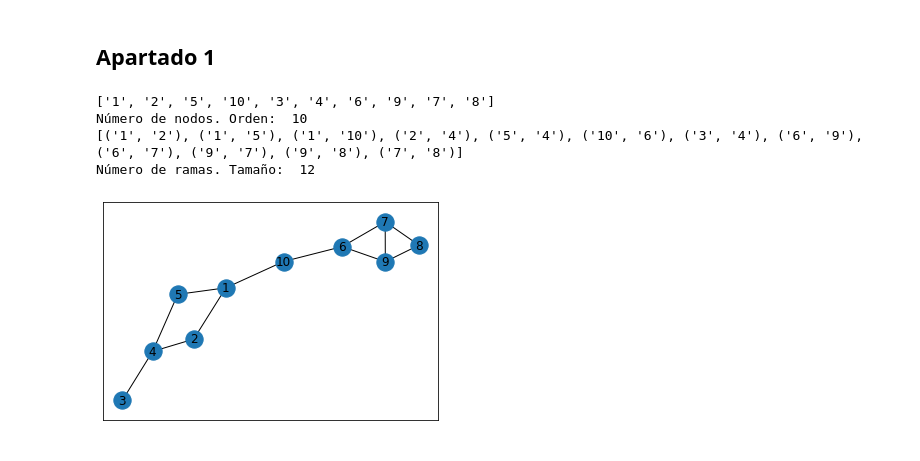
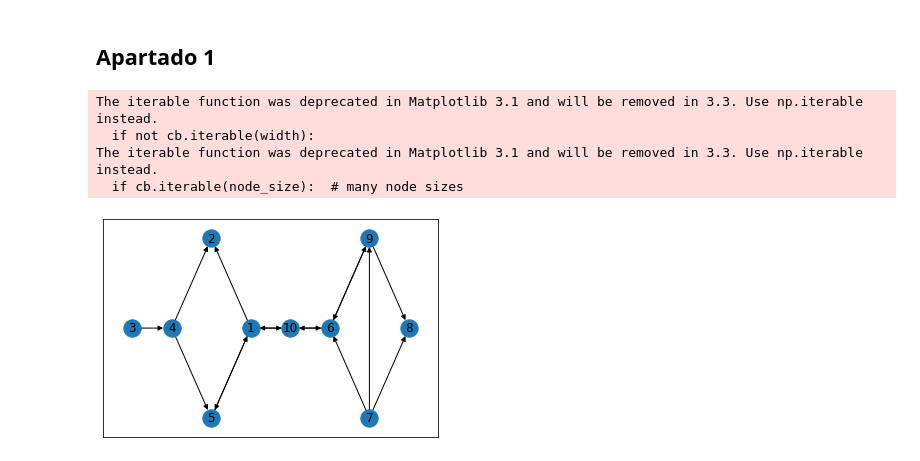
Before and after one commit to Huertas97/CRRTT_practicas, a Jupyter notebook: practica1/practica1.ipynb, the cells around one changed output. Saved outputs shown, nothing was run; the diff lists cells and outputs as text; code cells hidden in the pictures.

Commit message:
Representacion grafo dirigido

```diff
--- a/practica1/practica1.ipynb
+++ b/practica1/practica1.ipynb
@@ -7,20 +7,3 @@
 Fecha: 06/02/2020
 # %% [markdown]
 ## Apartado 1
-# %%
-import networkx as nx
-import matplotlib.pyplot as plt
-
-G = nx.read_adjlist("grafo.txt")
-print(G.nodes)
-print("Número de nodos. Orden: ", len(G.nodes), end = '\n')
-print(G.edges)
-print("Número de ramas. Tamaño: ", len(G.edges))
-
-nx.draw_networkx(G)
-# %% [output]
-['1', '2', '5', '10', '3', '4', '6', '9', '7', '8']
-Número de nodos. Orden:  10
-[('1', '2'), ('1', '5'), ('1', '10'), ('2', '4'), ('5', '4'), ('10', '6'), ('3', '4'), ('6', '9'), ('6', '7'), ('9', '7'), ('9', '8'), ('7', '8')]
-Número de ramas. Tamaño:  12
-[figure, removed]
@@ -26,0 +13,30 @@ Número de ramas. Tamaño:  12
+# %%
+# Mostramos el grafo dirigido
+
+G = nx.DiGraph()
+G.add_nodes_from(['1', '2', '5', '10', '3', '4', '6', '9', '7', '8'])
+G.add_edges_from([('1', '2'), ('1', '5'), ('5', '1'), ('1', '10'), ('4', '2'), ('4', '5'),
+                  ('10', '6'), ('10', '1'), ('6', '10'), ('3', '4'),
+                  ('6', '9'), ('7', '6'), ('7', '9'), ('9', '8'), ('9', '6'), ('7', '8')])
+'''
+posiciones = {'1': [-0.19036109, 0.27074254], '2':[-0.29036109, 0.54891048],
+              '5': [-0.29036109, -0.0074254], '10': [-0.09036109, 0.27074254],
+              '3': [-0.49036109, 0.27074254], '4': [-0.39036109 + 0.178167941, 0.27074254],
+              '6': [0.009638901, 0.27074254], '9': [0.109638901,  0.54891048],
+              '7': [0.109638901, -0.0074254], '8': [0.209638901, 0.27074254]}
+
+'''
+
+posiciones = {'1': [7, 0], '2':[5, 1],
+              '5': [5, -1], '10': [9, 0],
+              '3': [1, 0], '4': [3, 0],
+              '6': [11, 0], '9': [13,  1],
+              '7': [13, -1], '8': [15, 0]}
+
+nx.draw_networkx(G, pos = posiciones)
+# %% [output]
+The iterable function was deprecated in Matplotlib 3.1 and will be removed in 3.3. Use np.iterable instead.
+  if not cb.iterable(width):
+The iterable function was deprecated in Matplotlib 3.1 and will be removed in 3.3. Use np.iterable instead.
+  if cb.iterable(node_size):  # many node sizes
+[figure, added]
```
Also changed, not shown: parts of 3 cells of this notebook.
